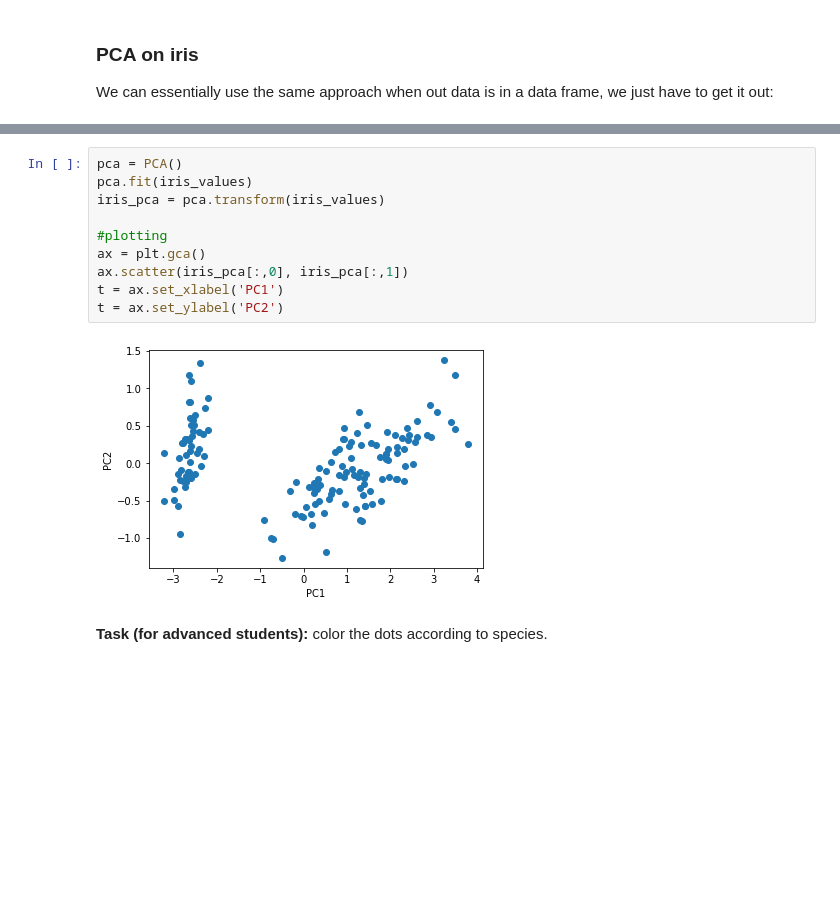
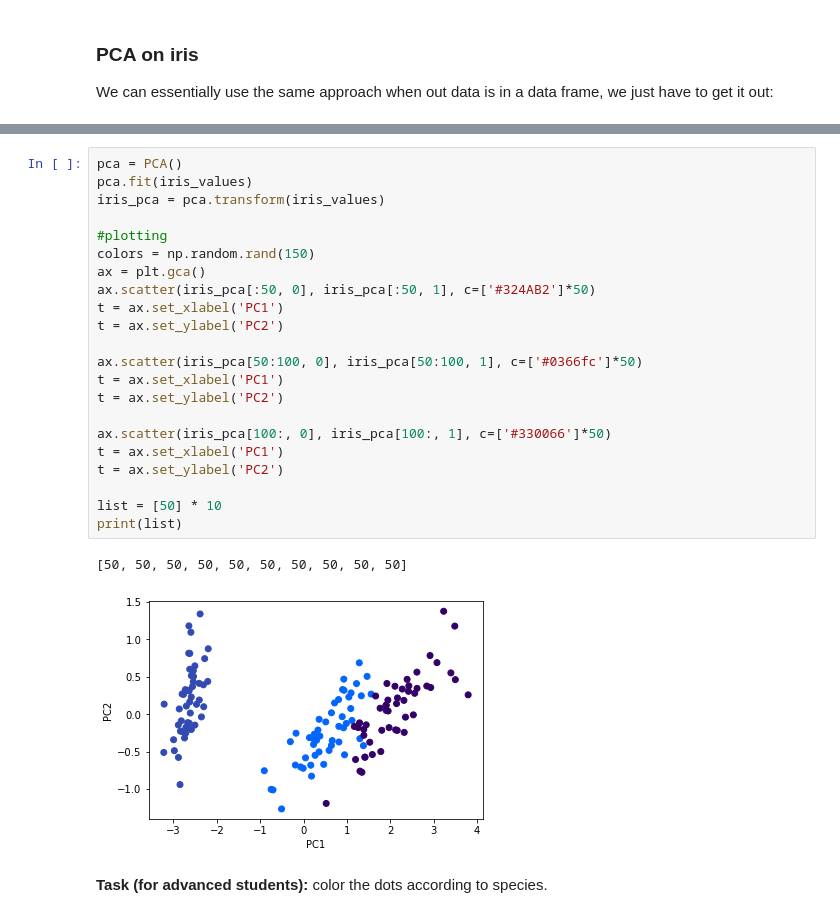
Before and after one commit to rifat0153/7COM1074-Notebooks, a Jupyter notebook: practical2.ipynb, the cells around one changed output, grey strips where cells are left out. Cells and saved outputs as stored; diff of their text form; blank space fills up the shorter version.

Commit message:
Scatter plot colored based on Iris Category

```diff
--- a/practical2.ipynb
+++ b/practical2.ipynb
@@ -440,15 +457,28 @@ array([[5.1, 3.5, 1.4, 0.2],
 # %%
 pca = PCA()
 pca.fit(iris_values)
 iris_pca = pca.transform(iris_values)
 
 #plotting
+colors = np.random.rand(150)
 ax = plt.gca()
-ax.scatter(iris_pca[:,0], iris_pca[:,1])
+ax.scatter(iris_pca[:50, 0], iris_pca[:50, 1], c=['#324AB2']*50)
 t = ax.set_xlabel('PC1')
 t = ax.set_ylabel('PC2')
+
+ax.scatter(iris_pca[50:100, 0], iris_pca[50:100, 1], c=['#0366fc']*50)
+t = ax.set_xlabel('PC1')
+t = ax.set_ylabel('PC2')
+
+ax.scatter(iris_pca[100:, 0], iris_pca[100:, 1], c=['#330066']*50)
+t = ax.set_xlabel('PC1')
+t = ax.set_ylabel('PC2')
+
+list = [50] * 10
+print(list)
 # %% [output]
+[50, 50, 50, 50, 50, 50, 50, 50, 50, 50]
-[figure, old version]
+[figure, new version]
 # %% [markdown]
 **Task (for advanced students):** color the dots according to species.
 # %% [markdown]
```
Also changed, not shown: parts of 9 cells of this notebook.
